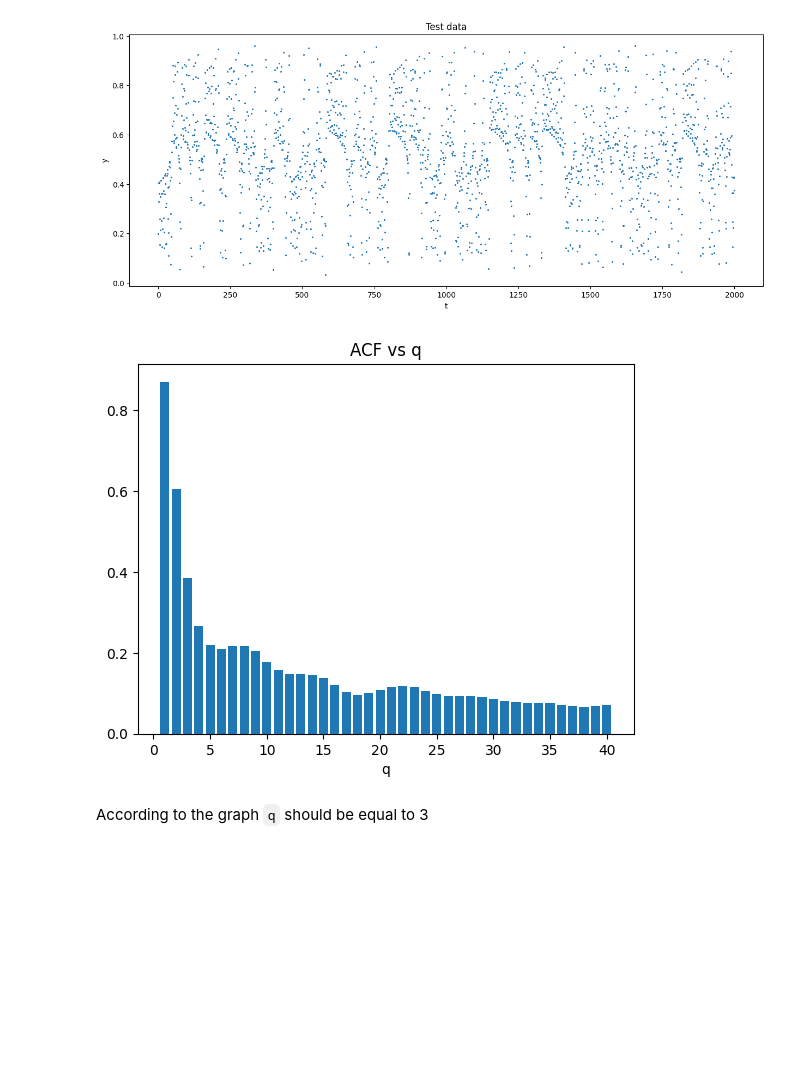
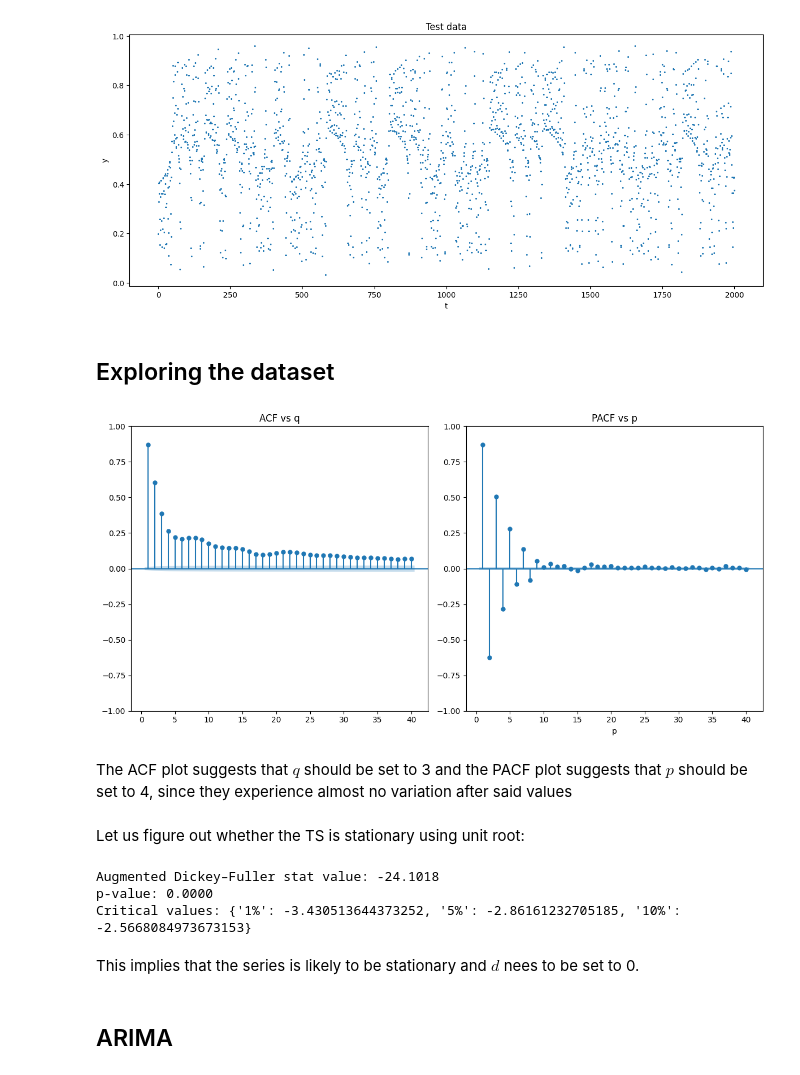
Before and after one commit to succSeeded/ts-2025, a Jupyter notebook: hw1-2/main.ipynb, the cells around one changed output. Drawn from its saved outputs; the diff is of its cells as text; code cells hidden in the pictures; blank space fills up the shorter version.

```diff
--- a/hw1-2/main.ipynb
+++ b/hw1-2/main.ipynb
@@ -42,14 +61,53 @@ def acf(series: np.ndarray, k: int) -> float:
-# %%
-from tqdm import trange
-
-k = 40
-
-acf_data = [acf(train, i) for i in trange(1, k+1)]
-plt.bar(np.arange(1, k + 1), acf_data[:k])
-plt.title("ACF vs q")
-plt.xlabel("q")
-plt.show()
-# %% [output]
-[figure, removed]
-# %% [markdown]
-According to the graph `q` should be equal to 3
+# %% [markdown]
+## Exploring the dataset
+# %%
+from statsmodels.graphics.tsaplots import plot_acf, plot_pacf
+
+k = 40
+
+fig, axes = plt.subplots(1, 2, figsize=(12, 6))
+
+plot_acf(
+    train,
+    lags=k,
+    alpha=0.05,
+    title="ACF vs q",
+    zero=False,
+    ax=axes[0],
+    # color="blue",
+    # vlines_kwargs={"colors": "blue"},
+)
+plot_pacf(
+    train,
+    lags=k,
+    alpha=0.05,
+    title="PACF vs p",
+    zero=False,
+    ax=axes[1],
+    # color="blue",
+    # vlines_kwargs={"colors": "blue"},
+)
+plt.xlabel("p")
+plt.tight_layout()
+plt.show()
+# %% [output]
+[figure, added]
+# %% [markdown]
+The ACF plot suggests that $q$ should be set to 3 and the PACF plot suggests that $p$ should be set to 4, since they experience almost no variation after said values
+# %% [markdown]
+Let us figure out whether the TS is stationary using unit root:
+# %%
+from statsmodels.tsa.stattools import adfuller
+
+stat, pvalue, usedlag, nobs, crit, icbest = adfuller(train, store=False)
+print(f"Augmented Dickey–Fuller stat value: {stat:.4f}")
+print(f"p-value: {pvalue:.4f}")
+print(f"Critical values: {crit}")
+# %% [output]
+Augmented Dickey–Fuller stat value: -24.1018
+p-value: 0.0000
+Critical values: {'1%': -3.430513644373252, '5%': -2.86161232705185, '10%': -2.5668084973673153}
+# %% [markdown]
+This implies that the series is likely to be stationary and $d$ nees to be set to 0.
+# %% [markdown]
+## ARIMA
```
Also changed, not shown: parts of 33 cells of this notebook.
